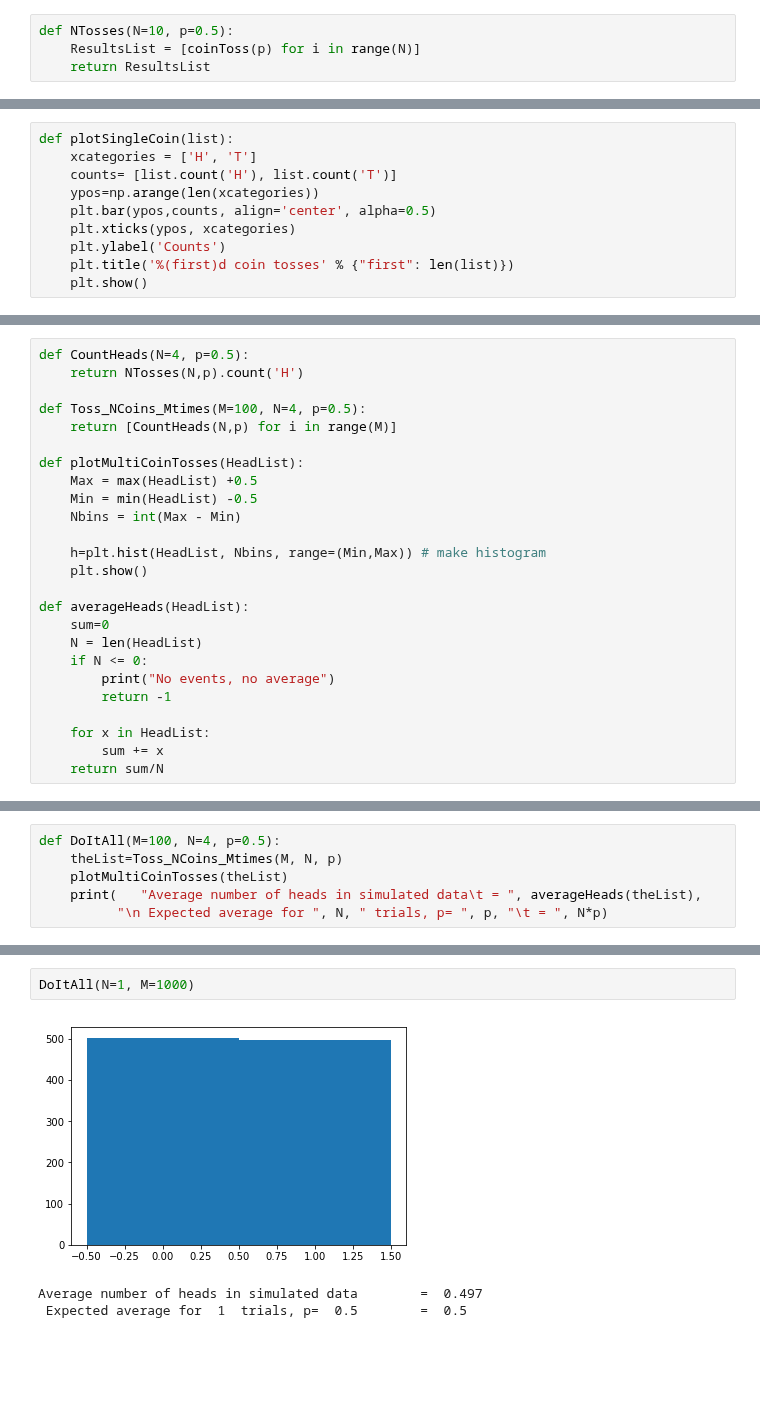
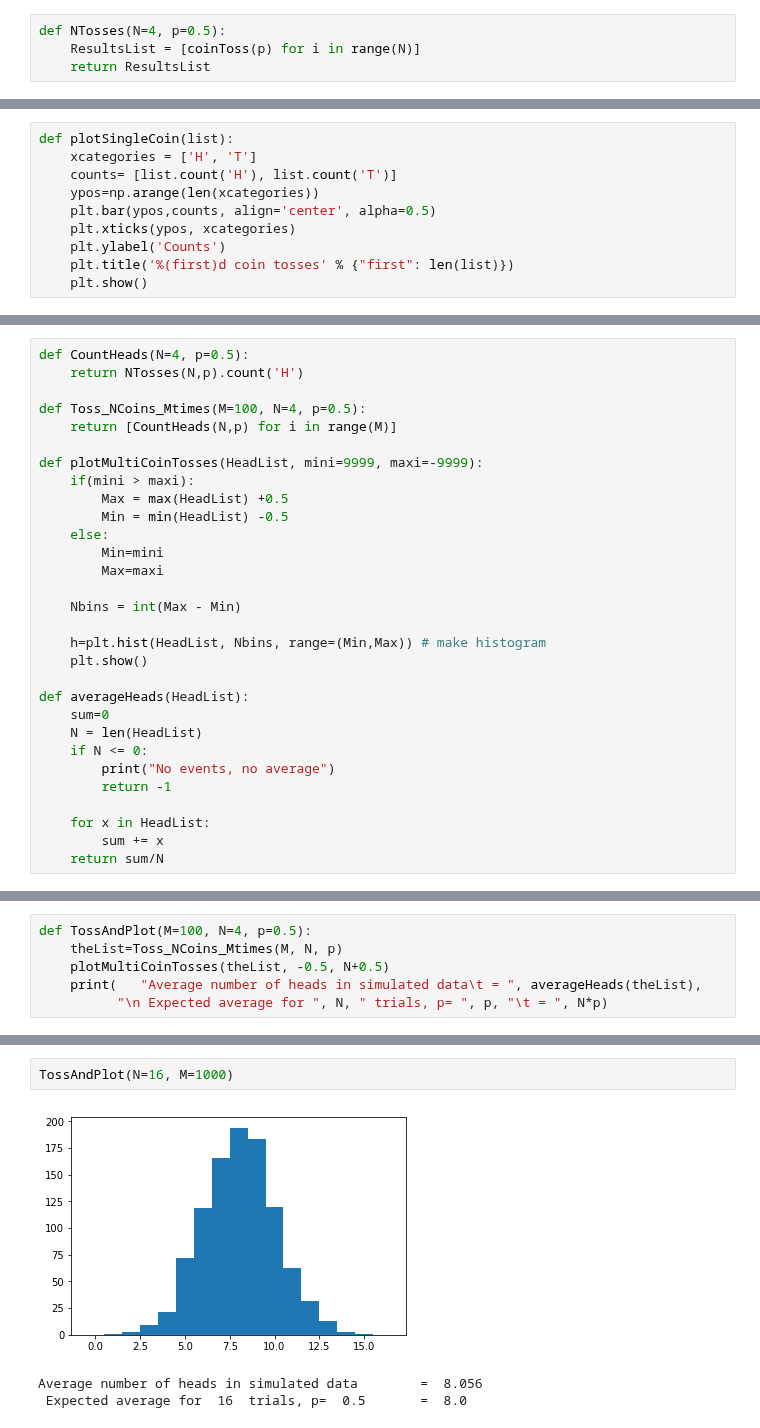
Before and after one commit to JonasRademacker/JupyterNotebooksForTeachingMath, a Jupyter notebook: Coins.ipynb, the cells around one changed output, grey strips where cells are left out. Saved outputs shown, nothing was run; the diff lists cells and outputs as text; blank space fills up the shorter version.

```diff
--- a/Coins.ipynb
+++ b/Coins.ipynb
@@ -18,5 +25,5 @@ def coinToss(p=0.5):
 # %%
-def NTosses(N=10, p=0.5):
+def NTosses(N=4, p=0.5):
     ResultsList = [coinToss(p) for i in range(N)]
     return ResultsList
 # %%
@@ -46,9 +57,14 @@ def CountHeads(N=4, p=0.5):
 def Toss_NCoins_Mtimes(M=100, N=4, p=0.5):
     return [CountHeads(N,p) for i in range(M)]
 
-def plotMultiCoinTosses(HeadList):
-    Max = max(HeadList) +0.5
-    Min = min(HeadList) -0.5
+def plotMultiCoinTosses(HeadList, mini=9999, maxi=-9999):
+    if(mini > maxi):
+        Max = max(HeadList) +0.5
+        Min = min(HeadList) -0.5
+    else:
+        Min=mini
+        Max=maxi
+
     Nbins = int(Max - Min)
 
     h=plt.hist(HeadList, Nbins, range=(Min,Max)) # make histogram
@@ -67,6 +85,6 @@ def averageHeads(HeadList):
 # %%
-def DoItAll(M=100, N=4, p=0.5):
+def TossAndPlot(M=100, N=4, p=0.5):
     theList=Toss_NCoins_Mtimes(M, N, p)
-    plotMultiCoinTosses(theList)
+    plotMultiCoinTosses(theList, -0.5, N+0.5)
     print(   "Average number of heads in simulated data\t = ", averageHeads(theList),
           "\n Expected average for ", N, " trials, p= ", p, "\t = ", N*p)
@@ -79,6 +131,6 @@ Average number of heads in simulated data        =  0.6
 # %%
-DoItAll(N=1, M=1000)
+TossAndPlot(N=16, M=1000)
 # %% [output]
-[figure, old version]
+[figure, new version]
-Average number of heads in simulated data        =  0.497
- Expected average for  1  trials, p=  0.5        =  0.5
+Average number of heads in simulated data        =  8.056
+ Expected average for  16  trials, p=  0.5       =  8.0
```
Also changed, not shown: parts of 29 cells of this notebook, 5 other files.
